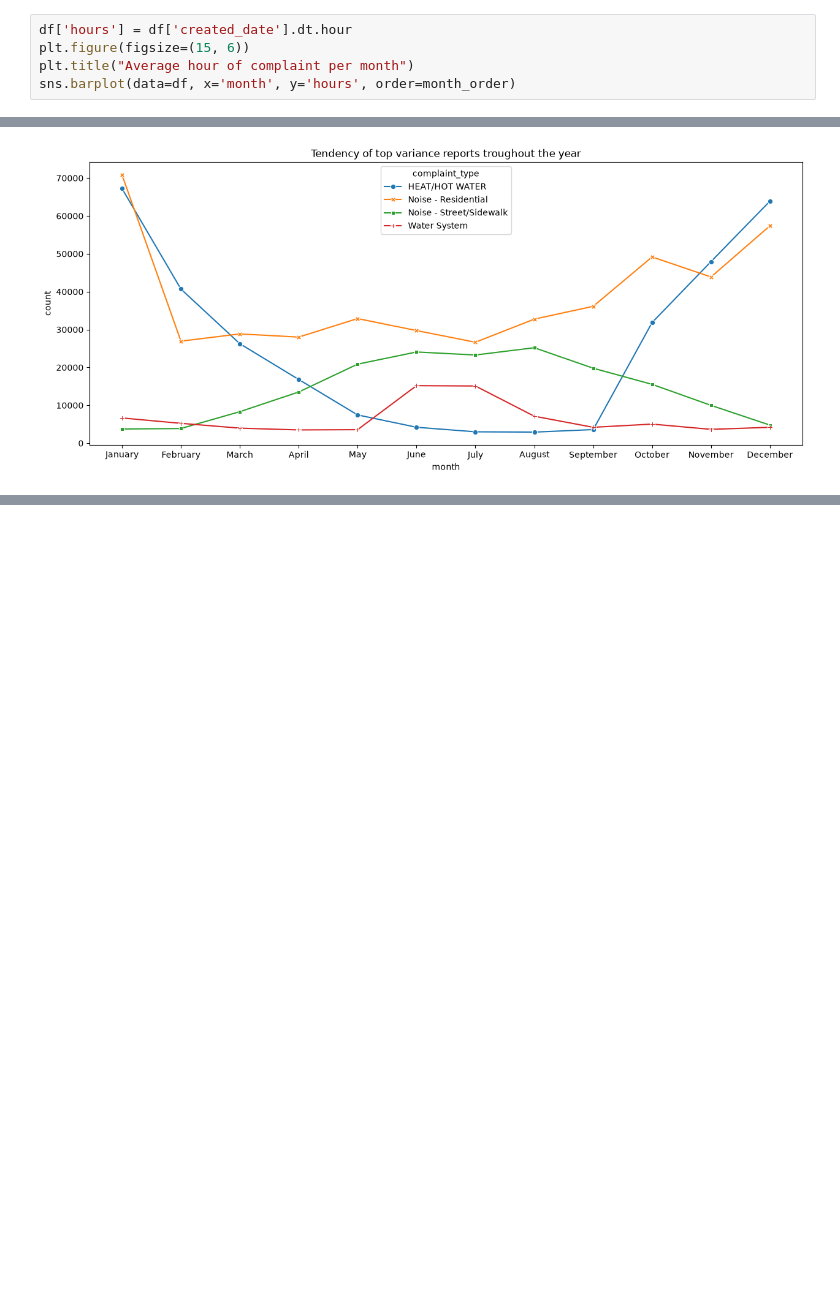
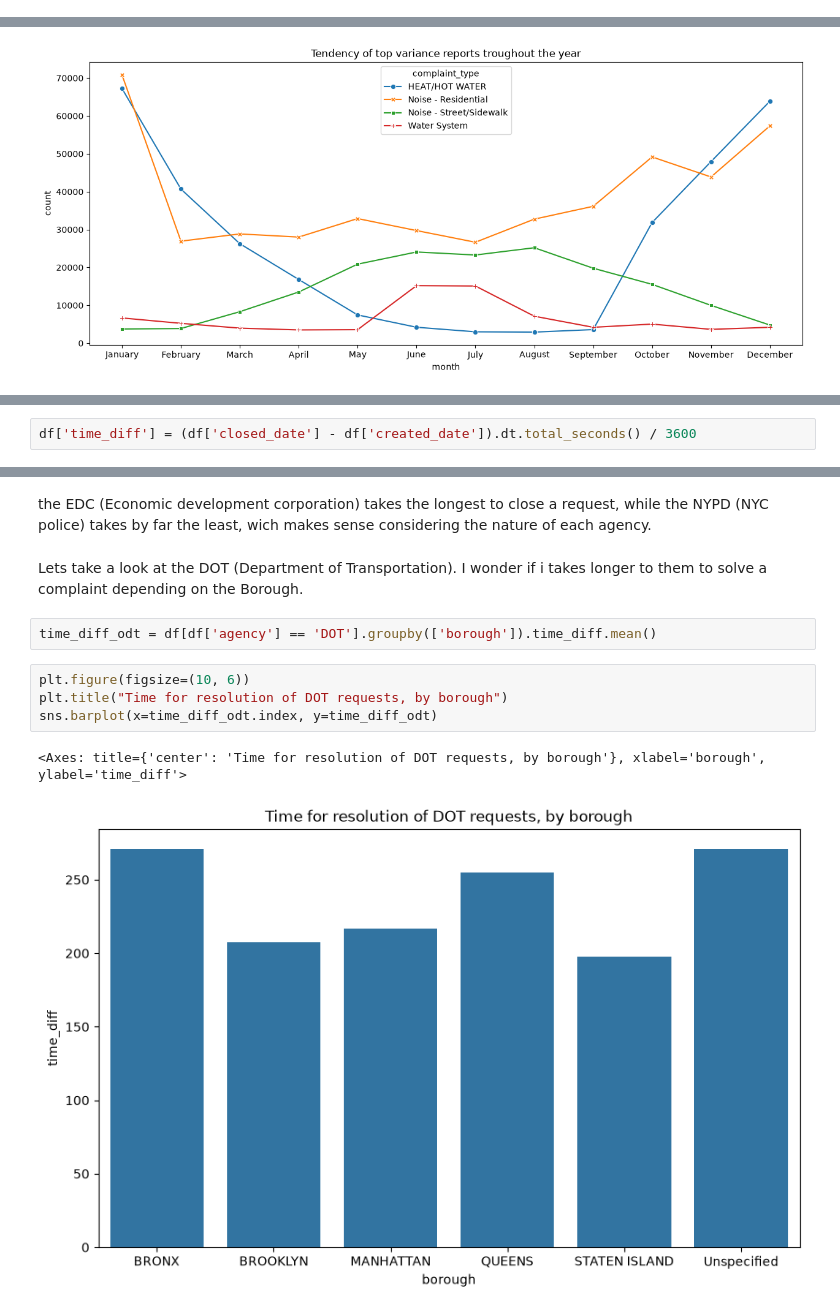
Before and after one commit to GustavoSerafim12/NYC311-2025-EDA, a Jupyter notebook: nyc311_eda.ipynb, the cells around one changed output, grey strips where cells are left out. Saved outputs shown, nothing was run; the diff lists cells and outputs as text; blank space fills up the shorter version.

```diff
--- a/nyc311_eda.ipynb
+++ b/nyc311_eda.ipynb
@@ -361,5 +356,0 @@ Does the avereage hour of complaints match the middle of the day? And how much i
-# %%
-df['hours'] = df['created_date'].dt.hour
-plt.figure(figsize=(15, 6))
-plt.title("Average hour of complaint per month")
-sns.barplot(data=df, x='month', y='hours', order=month_order)
@@ -403,0 +402,2 @@ In this plot its clearly visible those seasonal trends, like heating having a hi
+# %%
+df['time_diff'] = (df['closed_date'] - df['created_date']).dt.total_seconds() / 3600
@@ -403,0 +427,13 @@ In this plot its clearly visible those seasonal trends, like heating having a hi
+# %% [markdown]
+the EDC (Economic development corporation) takes the longest to close a request, while the NYPD (NYC police) takes by far the least, wich makes sense considering the nature of each agency.
+# %% [markdown]
+Lets take a look at the DOT (Department of Transportation). I wonder if i takes longer to them to solve a complaint depending on the Borough.
+# %%
+time_diff_odt = df[df['agency'] == 'DOT'].groupby(['borough']).time_diff.mean()
+# %%
+plt.figure(figsize=(10, 6))
+plt.title("Time for resolution of DOT requests, by borough")
+sns.barplot(x=time_diff_odt.index, y=time_diff_odt)
+# %% [output]
+<Axes: title={'center': 'Time for resolution of DOT requests, by borough'}, xlabel='borough', ylabel='time_diff'>
+[figure, added]
```
Also changed, not shown: parts of 21 cells of this notebook.
